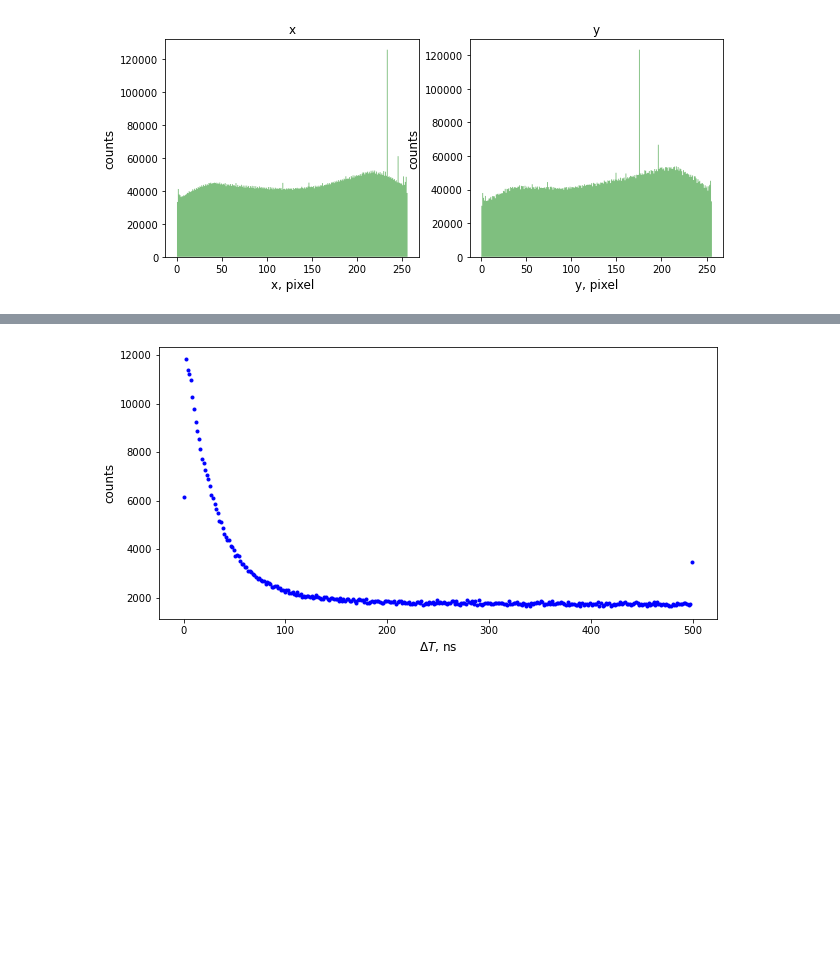
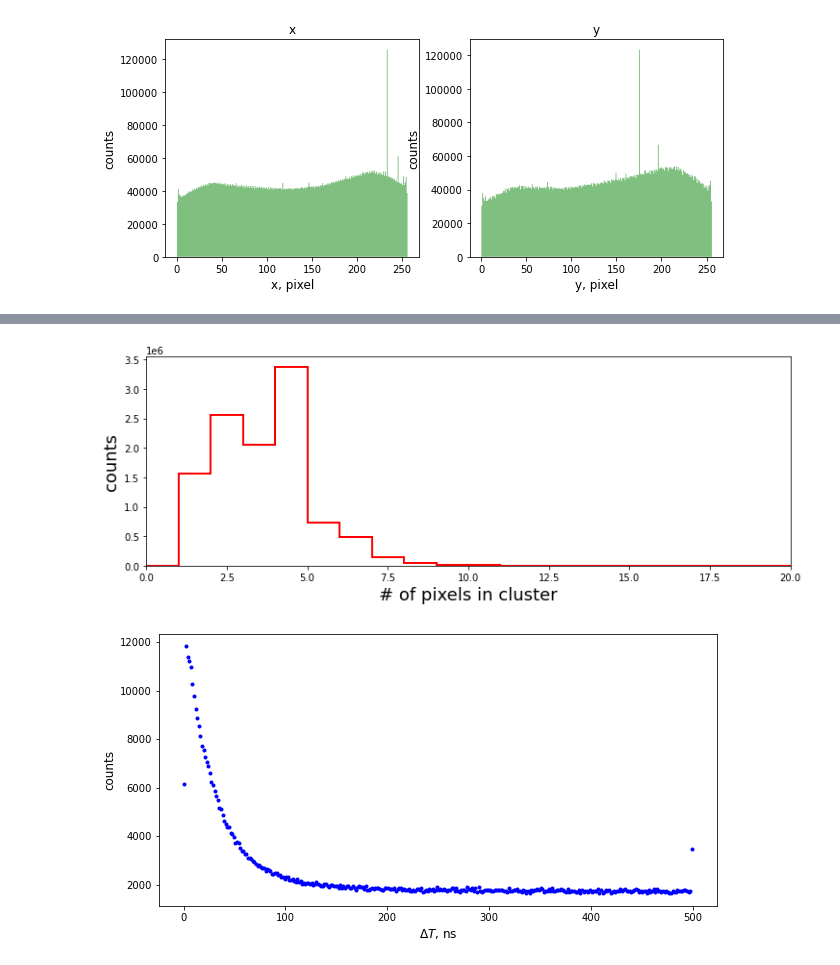
Before and after one commit to rmahon27/Afterpulsing-Analysis, a Jupyter notebook: AP_analysis.ipynb, the cells around one changed output, grey strips where cells are left out. Saved outputs shown, nothing was run; the diff lists cells and outputs as text; code cells hidden in the pictures; blank space fills up the shorter version.

```diff
--- a/AP_analysis.ipynb
+++ b/AP_analysis.ipynb
@@ -54,5 +60,7 @@ results.select_area()
 # %%
-#results.get_new_n_hist()
+results.get_new_n_hist()
+# %% [output]
+[figure, added]
 # %%
 x1 = results.x_new
 y1 = results.y_new
```
Also changed, not shown: parts of 8 cells of this notebook.
